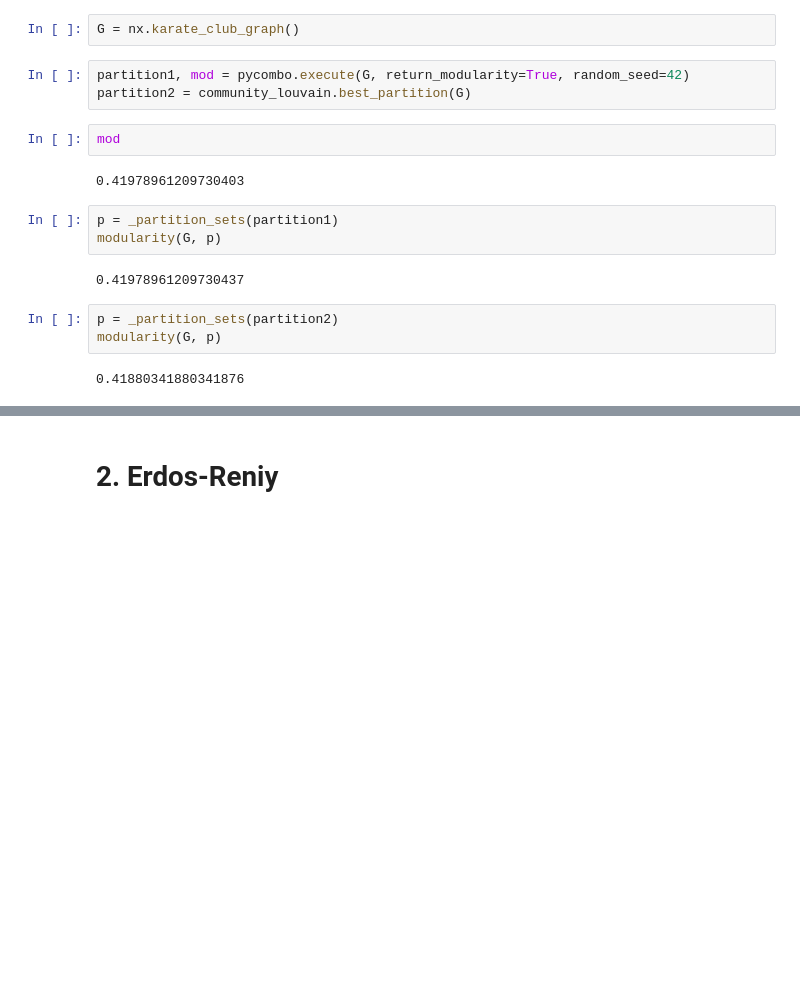
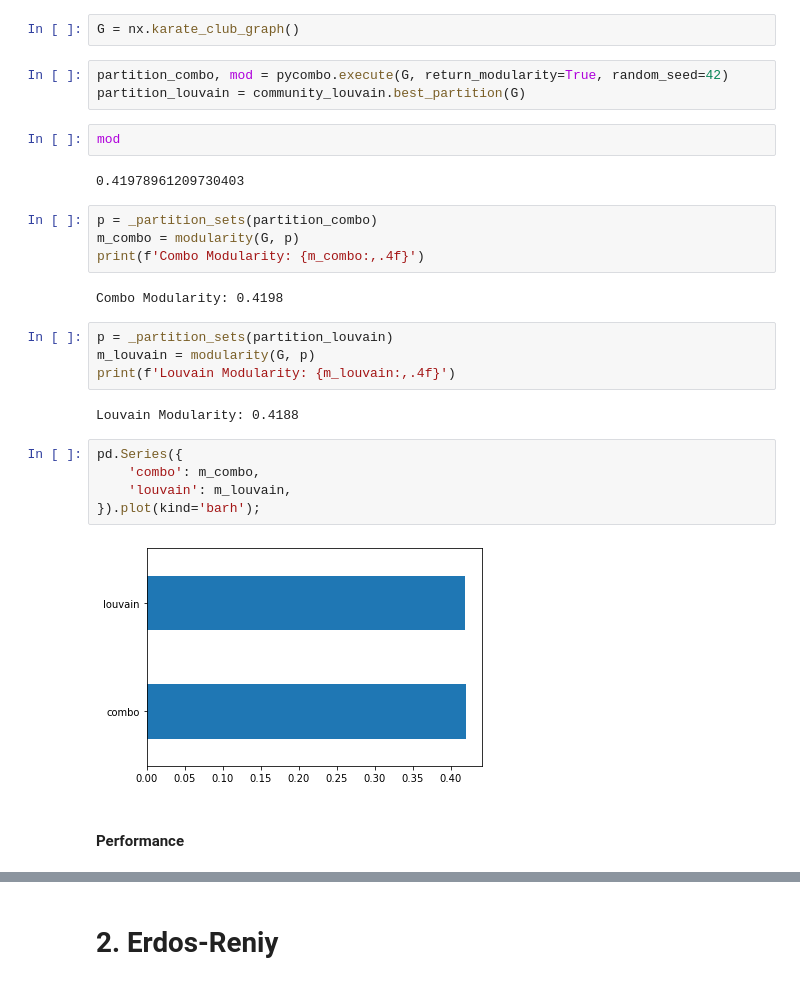
Before and after one commit to Casyfill/pyCombo, a Jupyter notebook: example/benchmark.ipynb, the cells around one changed output, grey strips where cells are left out. Drawn from its saved outputs; the diff is of its cells as text; blank space fills up the shorter version.

```diff
--- a/example/benchmark.ipynb
+++ b/example/benchmark.ipynb
@@ -33,22 +38,33 @@ def _partition_sets(p:dict)->List[set]:
 # %%
 G = nx.karate_club_graph()
 # %%
-partition1, mod = pycombo.execute(G, return_modularity=True, random_seed=42)
-partition2 = community_louvain.best_partition(G)
+partition_combo, mod = pycombo.execute(G, return_modularity=True, random_seed=42)
+partition_louvain = community_louvain.best_partition(G)
 # %%
 mod
 # %% [output]
 0.41978961209730403
 # %%
-p = _partition_sets(partition1)
-modularity(G, p)
+p = _partition_sets(partition_combo)
+m_combo = modularity(G, p)
+print(f'Combo Modularity: {m_combo:,.4f}')
 # %% [output]
-0.41978961209730437
+Combo Modularity: 0.4198
 # %%
-p = _partition_sets(partition2)
-modularity(G, p)
+p = _partition_sets(partition_louvain)
+m_louvain = modularity(G, p)
+print(f'Louvain Modularity: {m_louvain:,.4f}')
 # %% [output]
-0.41880341880341876
+Louvain Modularity: 0.4188
+# %%
+pd.Series({
+    'combo': m_combo,
+    'louvain': m_louvain,
+}).plot(kind='barh');
+# %% [output]
+[figure, added]
+# %% [markdown]
+#### Performance
 # %%
 %timeit pycombo.execute(G, return_modularity=True, random_seed=42)
 # %% [output]
```
Also changed, not shown: parts of 24 cells of this notebook.
